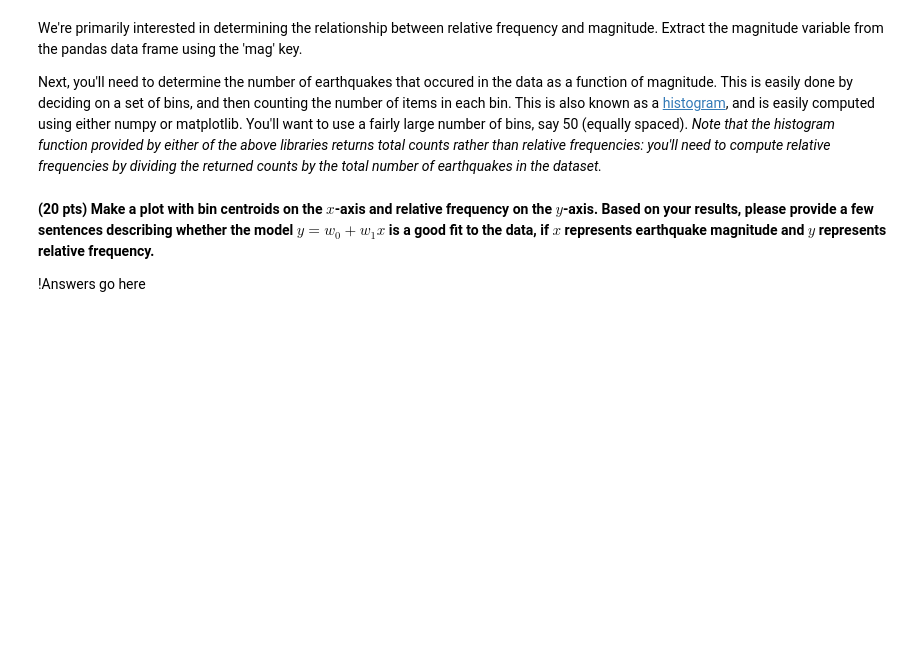
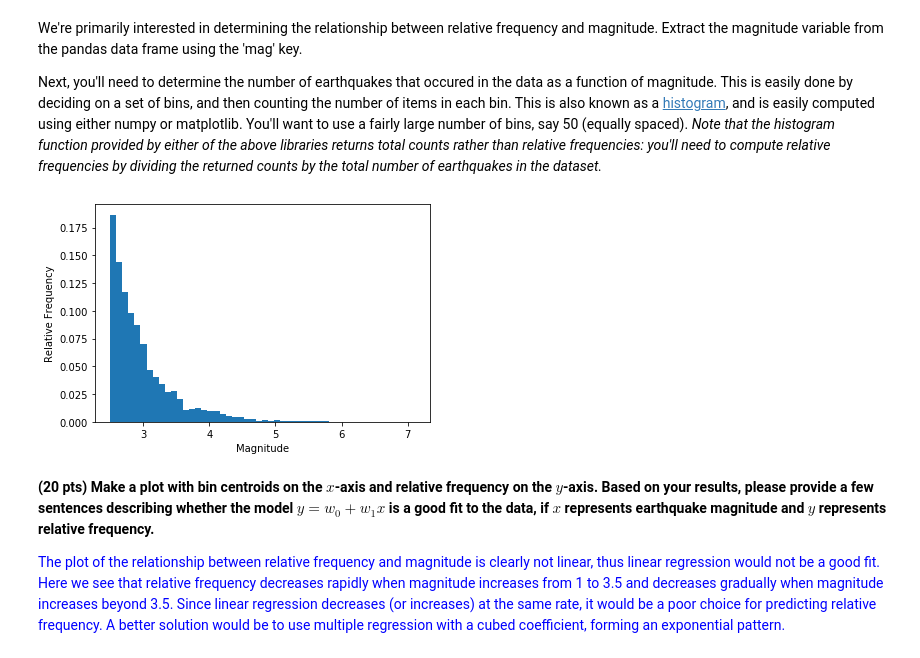
Before and after one commit to UM-CSCI-447-547-Fall-2019/homework-1-st132290, a Jupyter notebook: Homework-1.ipynb, the cells around one changed output. Cells and saved outputs as stored; diff of their text form; code cells hidden in the pictures; blank space fills up the shorter version.

```diff
--- a/Homework-1.ipynb
+++ b/Homework-1.ipynb
@@ -19,0 +1,5 @@ import pandas as pd
+# %%
+# Use pandas to import the earthquake data file here
+import pandas as pd
+data = pd.read_csv('query.csv')
+data
@@ -23,7 +36,19 @@ Interrogate the Pandas dataframe for the available fields using its built in met
 We're primarily interested in determining the relationship between relative frequency and magnitude.  Extract the magnitude variable from the pandas data frame using the 'mag' key.
 
 Next, you'll need to determine the number of earthquakes that occured in the data as a function of magnitude.  This is easily done by deciding on a set of bins, and then counting the number of items in each bin.  This is also known as a [histogram](https://docs.scipy.org/doc/numpy/reference/generated/numpy.histogram.html), and is easily computed using either numpy or matplotlib.  You'll want to use a fairly large number of bins, say 50 (equally spaced).  *Note that the histogram function provided by either of the above libraries returns total counts rather than relative frequencies: you'll need to compute relative frequencies by dividing the returned counts by the total number of earthquakes in the dataset.*
+# %%
+import numpy as np
+import matplotlib.pyplot as plt
+
+mag = data['mag'].values
+
+plot = plt.hist(mag, weights=np.zeros_like(mag) + 1. / 19999, bins =50)
+plt.xlabel('Magnitude')
+plt.ylabel('Relative Frequency')
+data_1= np.histogram(mag, weights=np.zeros_like(mag) + 1. / 19999, bins =50)
+# %% [output]
+[figure, added]
 # %% [markdown]
 **(20 pts) Make a plot with bin centroids on the $x$-axis and relative frequency on the $y$-axis.  Based on your results, please provide a few sentences describing whether the model $y = w_0 + w_1 x$ is a good fit to the data, if $x$ represents earthquake magnitude and $y$ represents relative frequency.**
 
-!Answers go here
+<font color= blue>The plot of the relationship between relative frequency and magnitude is clearly not linear, thus linear regression would not be a good fit. Here we see that relative frequency decreases rapidly when magnitude increases from 1 to 3.5 and decreases gradually when magnitude increases beyond 3.5. Since linear regression decreases (or increases) at the same rate, it would be a poor choice for predicting relative frequency. A better solution would be to use multiple regression with a cubed coefficient, forming an exponential pattern.
```
Also changed, not shown: parts of 11 cells of this notebook.
